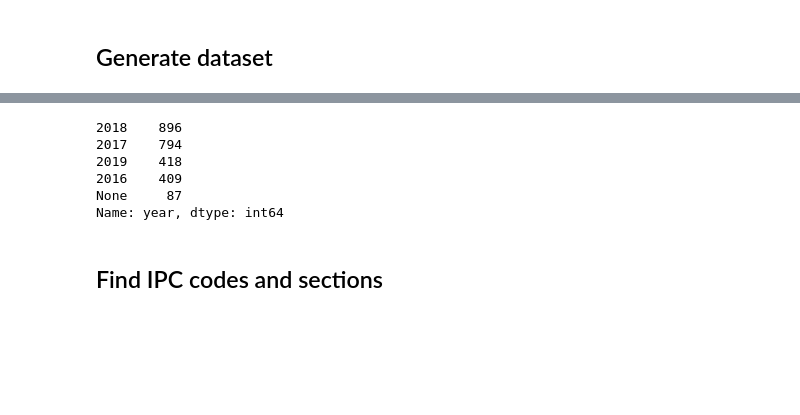
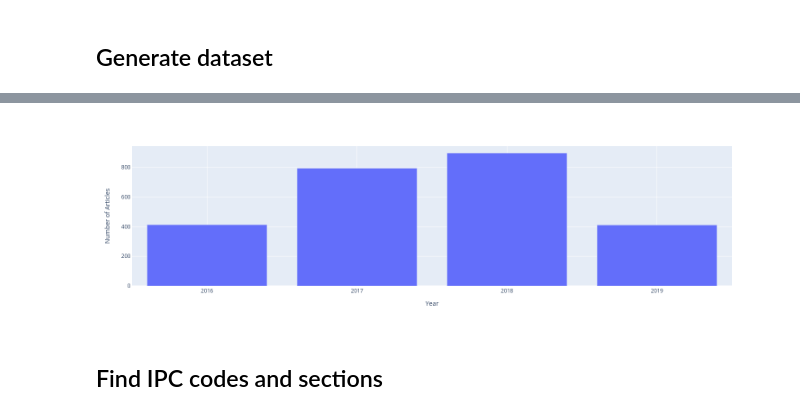
Before and after one commit to pawan-nandakishore/bangalore_crime_analysis, a Jupyter notebook: source/jupyter_notebooks/data_corrections.ipynb, the cells around one changed output, grey strips where cells are left out. Cells and saved outputs as stored; diff of their text form; code cells hidden in the pictures; blank space fills up the shorter version.

Commit message:
added number of artilces per year plot

```diff
--- a/source/jupyter_notebooks/data_corrections.ipynb
+++ b/source/jupyter_notebooks/data_corrections.ipynb
@@ -132,14 +128,16 @@ all_data_df.head(100)
 100 rows × 8 columns
-# %%
-# checking how many years of data we have
-all_data_df.year.value_counts()
-# %% [output]
-2018    896
-2017    794
-2019    418
-2016    409
-None     87
-Name: year, dtype: int64
+# %%
+# checking how many years of data we have
+articles_per_year = all_data_df.year.value_counts()
+all_years = [2016,2017,2018,2019]
+articles_per_year = articles_per_year.loc[all_years]
+fig = px.bar(articles_per_year, x=articles_per_year.index, y=articles_per_year.values,)
+fig.update_xaxes(type='category')
+fig.update_xaxes(title_text='Year')
+fig.update_yaxes(title_text='Number of Articles')
+fig
+# %% [output]
+[figure, added]
 # %% [markdown]
 ## Find IPC codes and sections
 # %%
```
Also changed, not shown: parts of 17 cells of this notebook, 5 other files.
